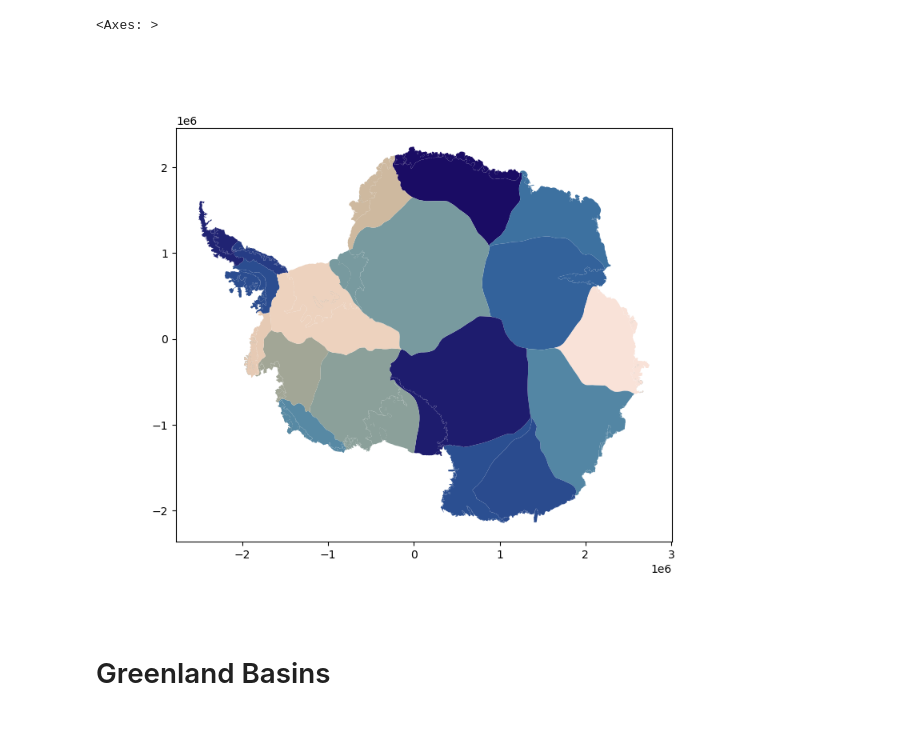
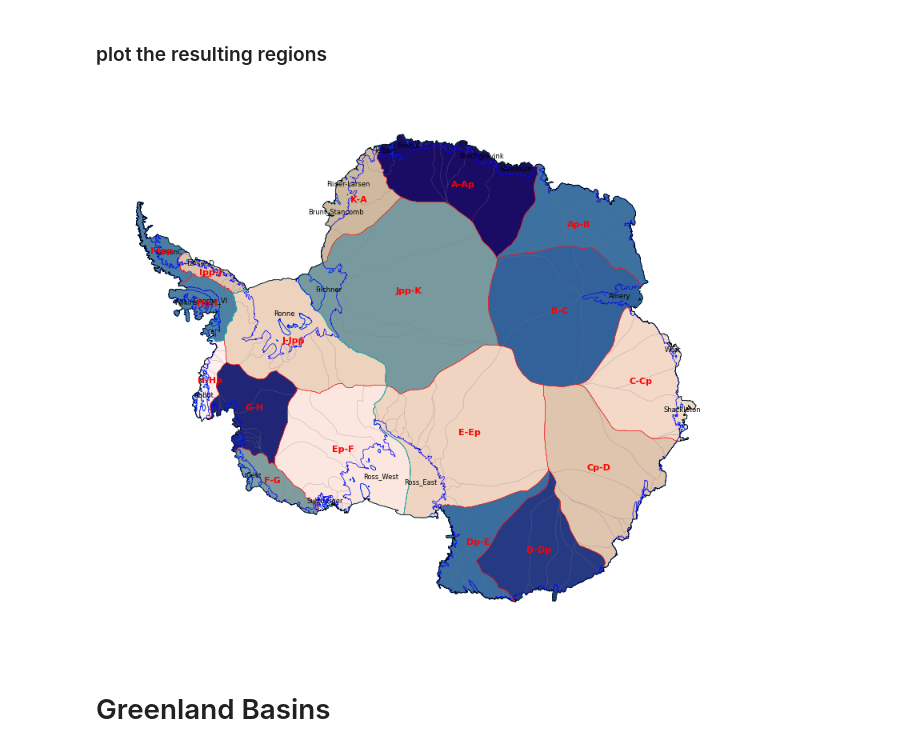
Before and after one commit to fliphilipp/GlacierLakeDetectionICESat2, a Jupyter notebook: basins/make_basins.ipynb, the cells around one changed output. Drawn from its saved outputs; the diff is of its cells as text; code cells hidden in the pictures.

```diff
--- a/basins/make_basins.ipynb
+++ b/basins/make_basins.ipynb
@@ -120,9 +226,29 @@ fig.tight_layout()
-# %%
-fig, ax = plt.subplots(figsize=[8,7])
-gdf_regions.plot(column='Subregions', cmap=cmc.lapazS, ax=ax)
-# %% [output]
-<Axes: >
-[figure, removed]
+# %% [markdown]
+### plot the resulting regions
+# %%
+fig, ax = plt.subplots(figsize=[8,7])
+gdf_merged.plot(column='Subregions', cmap=cmc.lapazS, ax=ax)
+
+gdf_mainregions = gdf_regions.dissolve('Regions')[['geometry']].reset_index()
+gdf_basin.boundary.plot(color='gray', ax=ax, lw=0.1)
+gdf_merged.boundary.plot(color='r', ax=ax, lw=0.3)
+gdf_mainregions.boundary.plot(color='c', ax=ax, lw=0.5)
+gdf_ground.boundary.plot(color='b', ax=ax, lw=0.5)
+gdf_coast.boundary.plot(color='k', ax=ax, lw=0.5)
+
+def add_shelf_label(shelf, min_area=1e10):
+    if shelf.geometry.area > min_area:
+        ax.annotate(text=shelf['NAME'], xy=shelf.geometry.centroid.coords[0], ha='center',va='center',
+                                       color='k',fontsize=6)
+gdf_shelf.reset_index().apply(add_shelf_label, axis=1);
+
+gdf_merged.apply(lambda x: ax.annotate(text=x['Subregions'], xy=x.geometry.centroid.coords[0], ha='center',va='center',
+                                       color='r',fontsize=8, weight='bold'),axis=1);
+
+ax.axis('off')
+fig.tight_layout()
+# %% [output]
+[figure, added]
 # %% [markdown]
 # Greenland Basins
 # %%
```
Also changed, not shown: parts of 15 cells of this notebook.
